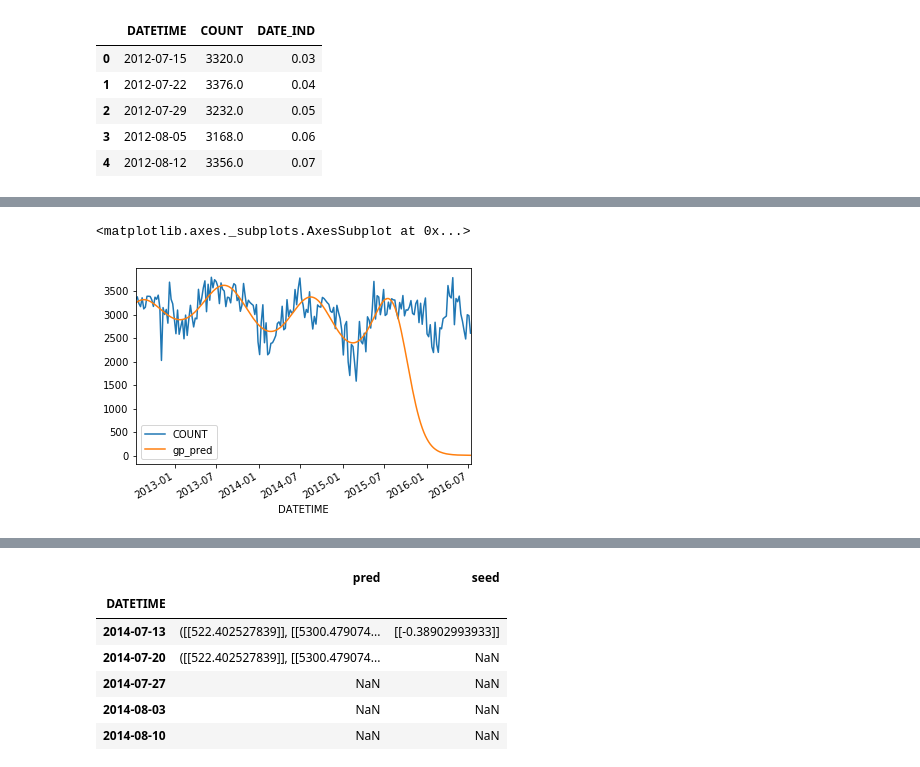
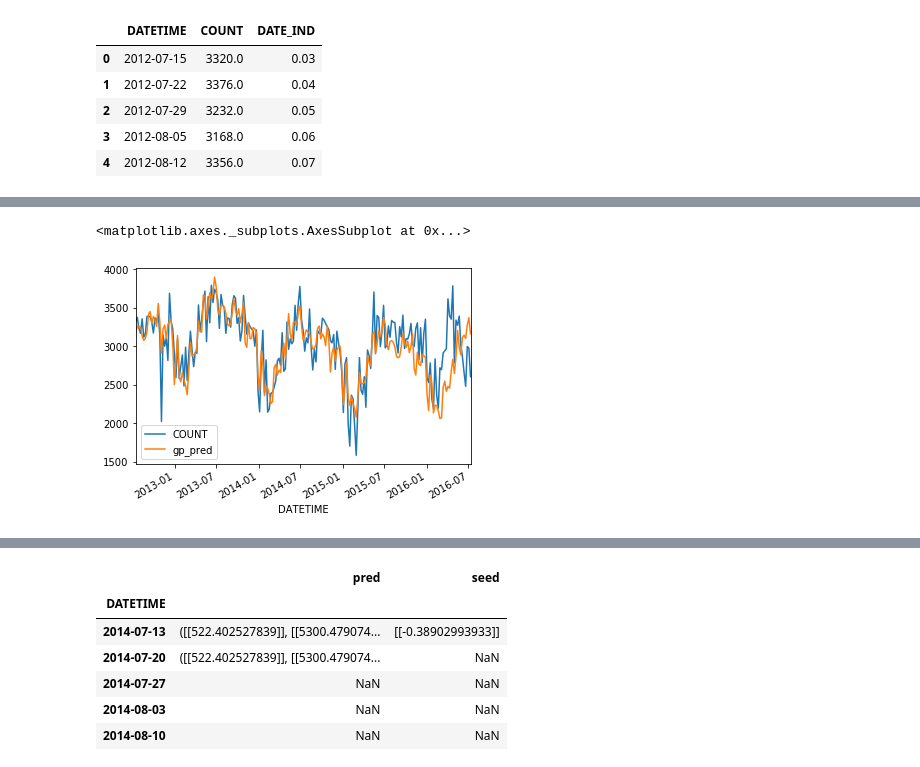
Before and after one commit to sar2160/GP, a Jupyter notebook: Model_Fit-Whole City.ipynb, the cells around one changed output, grey strips where cells are left out. Drawn from its saved outputs; the diff is of its cells as text; code cells hidden in the pictures.

```diff
--- a/Model_Fit-Whole City.ipynb
+++ b/Model_Fit-Whole City.ipynb
@@ -28,2 +29,2 @@ data.COUNT = data.COUNT.astype(float)
 # %%
-((769 / 100000) * 8500000) / 52
+e_s = ((769 / 100000) * 8500000) / 52
@@ -60,21 +57,21 @@ for i, s in enumerate(search_periods):
                                                            testing_end_date=s[1], time_only = True)
 
 
-    m = LongTerm_Model(data_dict['X_train'],data_dict['y_train'],use_priors=True, e_s= 1257.0 , period = 52)
+    m = LongTerm_Model(data_dict['X_train'],data_dict['y_train'],use_priors=True, e_s= e_s , period = 1)
     m.compile()
     opt = gpflow.train.ScipyOptimizer()
     print('Initial neg. log-likelihood: {}'.format(str(m.compute_log_likelihood())))
-    opt.minimize(m, maxiter = 5000)
+    opt.minimize(m, maxiter = 20000)
 
-    u.pred_GP(m,data_dict)
-    test = data_dict['test']
+    #u.pred_GP(m,data_dict)
+    #test = data_dict['test']
 
-    gp = test.groupby('DATETIME')['gp_sq_error'].mean() #/ test.GRID_SQUARE.max()
-    ar = u.run_AR(data_dict)
-    summary = pd.concat([gp,ar],axis=1)
-    summary.plot()
+    #gp = test.groupby('DATETIME')['gp_sq_error'].mean() #/ test.GRID_SQUARE.max()
+    #ar = u.run_AR(data_dict)
+    #summary = pd.concat([gp,ar],axis=1)
+    #summary.plot()
 
-    print(summary.mean())
+    #print(summary.mean())
 # %% [output]
 Beginning run [156, 52] :
 Training ends on: 2015-07-12 00:00:00
@@ -90,16 +100,18 @@ KeyError: 'GRID_SQUARE'
 # %%
 pred_train = m.predict_y(data_dict['X_train'])
+pred_test = m.predict_y(data_dict['X_test'])
+
 train = data_dict['train']
 train['gp_pred'] = pred_train[0]
 test = data_dict['test']
-test[['gp_pred','COUNT']].plot
+test['gp_pred'] = pred_test[0]
 
 train.append(test)[['COUNT','gp_pred']].plot()
 
 
 ## This needs:
 # train/test normalization has to be split
 # prediction has to be done right when looking ahead (sequentially)
 # %% [output]
 <matplotlib.axes._subplots.AxesSubplot at 0x...>
-[figure, old version]
+[figure, new version]
```
Also changed, not shown: parts of 10 cells of this notebook, 3 other files.
